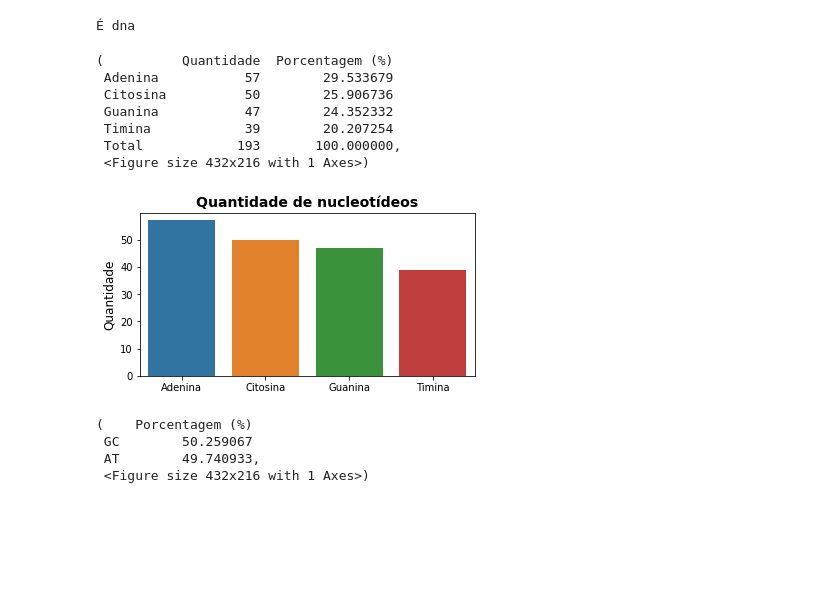
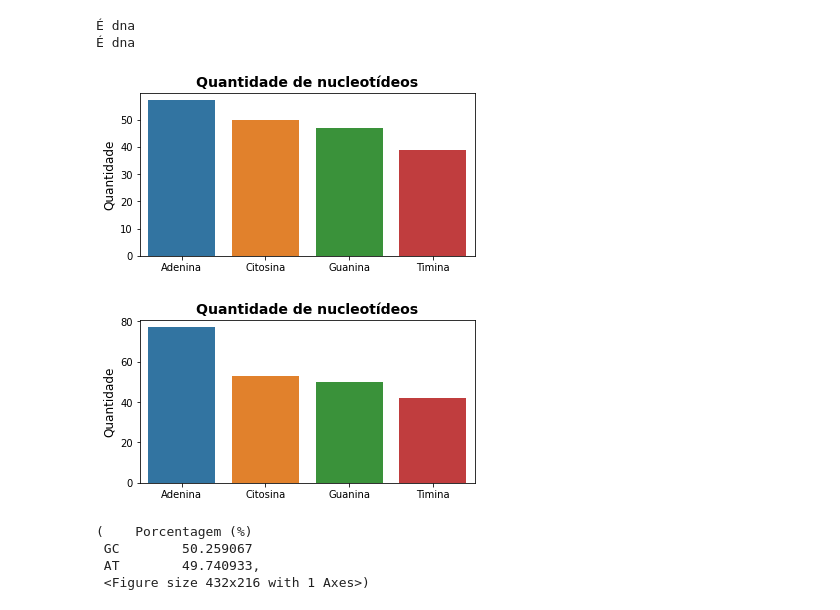
Before and after one commit to vanleiko/dna-streamlit, a Jupyter notebook: notebook/analise-dna.ipynb, the cells around one changed output. Saved outputs shown, nothing was run; the diff lists cells and outputs as text; code cells hidden in the pictures; blank space fills up the shorter version.

```diff
--- a/notebook/analise-dna.ipynb
+++ b/notebook/analise-dna.ipynb
@@ -21,11 +28,12 @@ def formata_sequencia(sequencia):
 # %%
-def eh_dna(sequencia):
-    if set(sequencia).issubset({"A", "C", "G", "T"}):
-        return True
-    else:
-        return False
+def eh_dna(sequencias):
+    for sequencia in sequencias:
+        if set(sequencia).issubset({"A", "C", "G", "T", "*"}):
+            return True
+        else:
+            return False
 # %%
-def conta_nucleotideos(sequencia, selecao):
+def conta_nucleotideos(sequencia, selecao="Quantidade"):
 
     mapa = Counter(sequencia)
 
@@ -80,21 +91,20 @@ sequencia_formatada = formata_sequencia(sequencia)
+# %%
+sequencias_formatadas = formata_sequencia(seq1, seq2)
 # %%
-if eh_dna(sequencia_formatada):
-    print("É dna")
-else:
-    print("Não é dna")
+for sequencia in sequencias_formatadas:
+    if eh_dna(sequencia):
+        print("É dna")
+    else:
+        print("Não é dna")
 # %% [output]
 É dna
+É dna
-# %%
-conta_nucleotideos(sequencia_formatada, "Quantidade")
-# %% [output]
-(          Quantidade  Porcentagem (%)
- Adenina           57        29.533679
- Citosina          50        25.906736
- Guanina           47        24.352332
- Timina            39        20.207254
- Total            193       100.000000,
- <Figure size 432x216 with 1 Axes>)
-[figure, removed]
+# %%
+for sequencia in sequencias_formatadas:
+    conta_nucleotideos(sequencia, "Quantidade")
+# %% [output]
+[figure, added]
+[figure, added]
 # %%
 conteudo_gc(sequencia_formatada)
 # %% [output]
```
Also changed, not shown: parts of 3 cells of this notebook.
